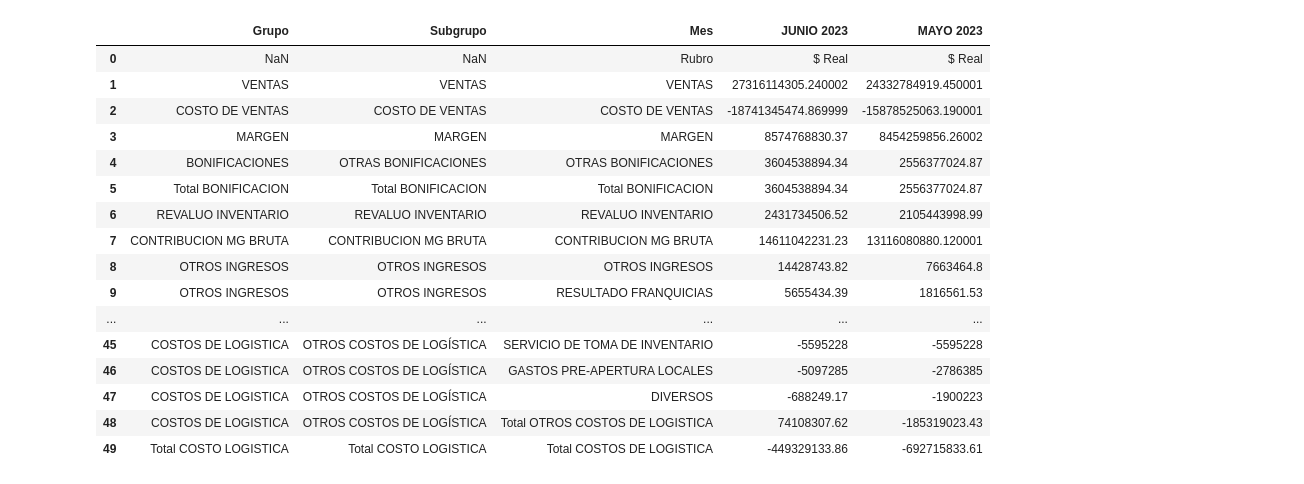
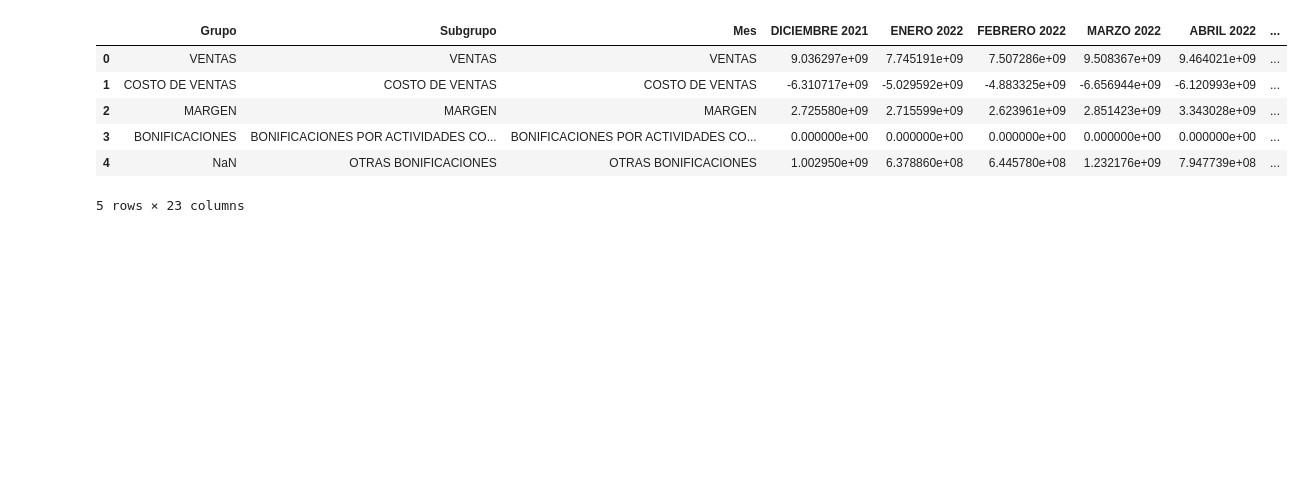
Before and after one commit to Evelyn199627/EERR, a Jupyter notebook: Practica_EERR.ipynb, the cells around one changed output. Cells and saved outputs as stored; diff of their text form; code cells hidden in the pictures; blank space fills up the shorter version.

```diff
--- a/Practica_EERR.ipynb
+++ b/Practica_EERR.ipynb
@@ -16,20 +20,10 @@ df.shape
 # %%
-df.head(50)
+df.head()
 # %% [output]
-|  | Grupo | Subgrupo | Mes | JUNIO 2023 | MAYO 2023 |
-| 0 | NaN | NaN | Rubro | $ Real | $ Real |
-| 1 | VENTAS | VENTAS | VENTAS | 27316114305.240002 | 24332784919.450001 |
-| 2 | COSTO DE VENTAS | COSTO DE VENTAS | COSTO DE VENTAS | -18741345474.869999 | -15878525063.190001 |
-| 3 | MARGEN | MARGEN | MARGEN | 8574768830.37 | 8454259856.26002 |
-| 4 | BONIFICACIONES | OTRAS BONIFICACIONES | OTRAS BONIFICACIONES | 3604538894.34 | 2556377024.87 |
-| 5 | Total BONIFICACION | Total BONIFICACION | Total BONIFICACION | 3604538894.34 | 2556377024.87 |
-| 6 | REVALUO INVENTARIO | REVALUO INVENTARIO | REVALUO INVENTARIO | 2431734506.52 | 2105443998.99 |
-| 7 | CONTRIBUCION MG BRUTA | CONTRIBUCION MG BRUTA | CONTRIBUCION MG BRUTA | 14611042231.23 | 13116080880.120001 |
-| 8 | OTROS INGRESOS | OTROS INGRESOS | OTROS INGRESOS | 14428743.82 | 7663464.8 |
-| 9 | OTROS INGRESOS | OTROS INGRESOS | RESULTADO FRANQUICIAS | 5655434.39 | 1816561.53 |
-| ... | ... | ... | ... | ... | ... |
-| 45 | COSTOS DE LOGISTICA | OTROS COSTOS DE LOGÍSTICA | SERVICIO DE TOMA DE INVENTARIO | -5595228 | -5595228 |
-| 46 | COSTOS DE LOGISTICA | OTROS COSTOS DE LOGÍSTICA | GASTOS PRE-APERTURA LOCALES | -5097285 | -2786385 |
-| 47 | COSTOS DE LOGISTICA | OTROS COSTOS DE LOGÍSTICA | DIVERSOS | -688249.17 | -1900223 |
-| 48 | COSTOS DE LOGISTICA | OTROS COSTOS DE LOGÍSTICA | Total OTROS COSTOS DE LOGISTICA | 74108307.62 | -185319023.43 |
-| 49 | Total COSTO LOGISTICA | Total COSTO LOGISTICA | Total COSTOS DE LOGISTICA | -449329133.86 | -692715833.61 |
+|  | Grupo | Subgrupo | Mes | DICIEMBRE 2021 | ENERO 2022 | FEBRERO 2022 | MARZO 2022 | ABRIL 2022 | ... |
+| 0 | VENTAS | VENTAS | VENTAS | 9.036297e+09 | 7.745191e+09 | 7.507286e+09 | 9.508367e+09 | 9.464021e+09 | ... |
+| 1 | COSTO DE VENTAS | COSTO DE VENTAS | COSTO DE VENTAS | -6.310717e+09 | -5.029592e+09 | -4.883325e+09 | -6.656944e+09 | -6.120993e+09 | ... |
+| 2 | MARGEN | MARGEN | MARGEN | 2.725580e+09 | 2.715599e+09 | 2.623961e+09 | 2.851423e+09 | 3.343028e+09 | ... |
+| 3 | BONIFICACIONES | BONIFICACIONES POR ACTIVIDADES CO... | BONIFICACIONES POR ACTIVIDADES CO... | 0.000000e+00 | 0.000000e+00 | 0.000000e+00 | 0.000000e+00 | 0.000000e+00 | ... |
+| 4 | NaN | OTRAS BONIFICACIONES | OTRAS BONIFICACIONES | 1.002950e+09 | 6.378860e+08 | 6.445780e+08 | 1.232176e+09 | 7.947739e+08 | ... |
+5 rows × 23 columns
```
Also changed, not shown: parts of 51 cells of this notebook.
